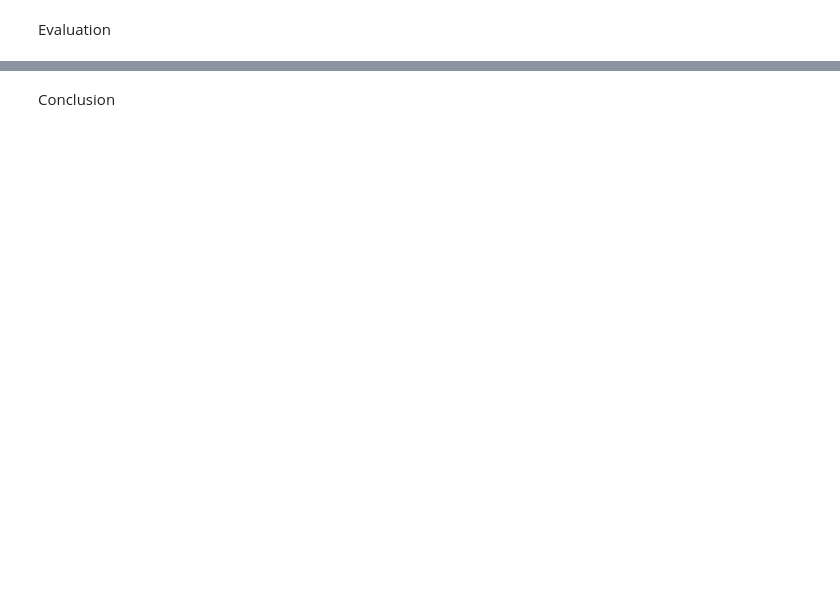
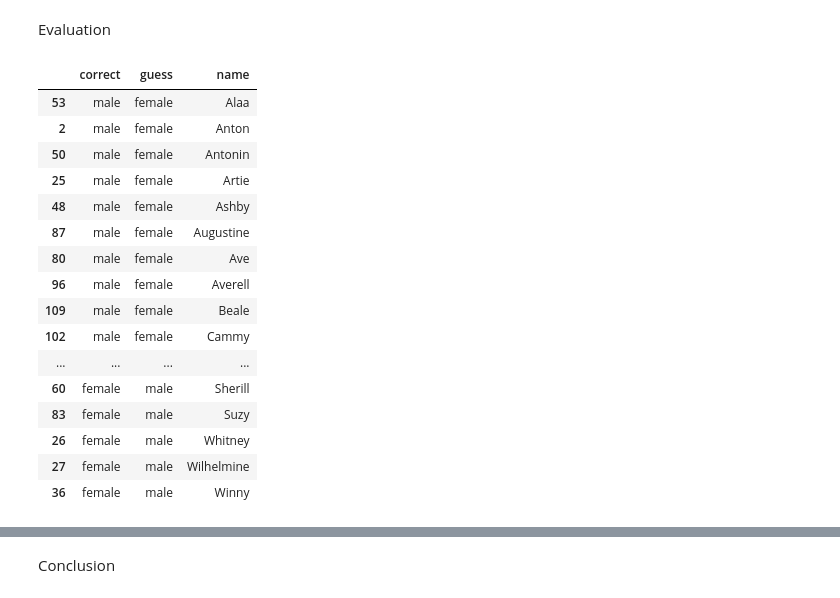
Before and after one commit to klmartin1998/spring2024-data620, a Jupyter notebook: projects/project3/data620_project3.ipynb, the cells around one changed output, grey strips where cells are left out. Saved outputs shown, nothing was run; the diff lists cells and outputs as text; code cells hidden in the pictures; blank space fills up the shorter version.

```diff
--- a/projects/project3/data620_project3.ipynb
+++ b/projects/project3/data620_project3.ipynb
@@ -44,0 +49,2 @@ Name Classifier
+# %%
+classifier = nltk.NaiveBayesClassifier.train(train_set)
@@ -45,2 +79,8 @@ Name Classifier
 # %% [markdown]
 Evaluation
+# %%
+errors = []
+for (name,tag) in dev_test:
+    guess = classifier.classify(gender_features(name))
+    if guess != tag:
+        errors.append((tag,guess,name))
@@ -46,0 +89,24 @@ Evaluation
+# %%
+errors_df = pd.DataFrame(errors).rename(columns={0:'correct', 1:'guess', 2:'name'})
+# %%
+pd.set_option('display.max_rows',150)
+# %%
+errors_df.sort_values(by=['correct','name'], ascending=[False,True])
+# %% [output]
+|  | correct | guess | name |
+| 53 | male | female | Alaa |
+| 2 | male | female | Anton |
+| 50 | male | female | Antonin |
+| 25 | male | female | Artie |
+| 48 | male | female | Ashby |
+| 87 | male | female | Augustine |
+| 80 | male | female | Ave |
+| 96 | male | female | Averell |
+| 109 | male | female | Beale |
+| 102 | male | female | Cammy |
+| ... | ... | ... | ... |
+| 60 | female | male | Sherill |
+| 83 | female | male | Suzy |
+| 26 | female | male | Whitney |
+| 27 | female | male | Wilhelmine |
+| 36 | female | male | Winny |
```
Also changed, not shown: parts of 13 cells of this notebook.
